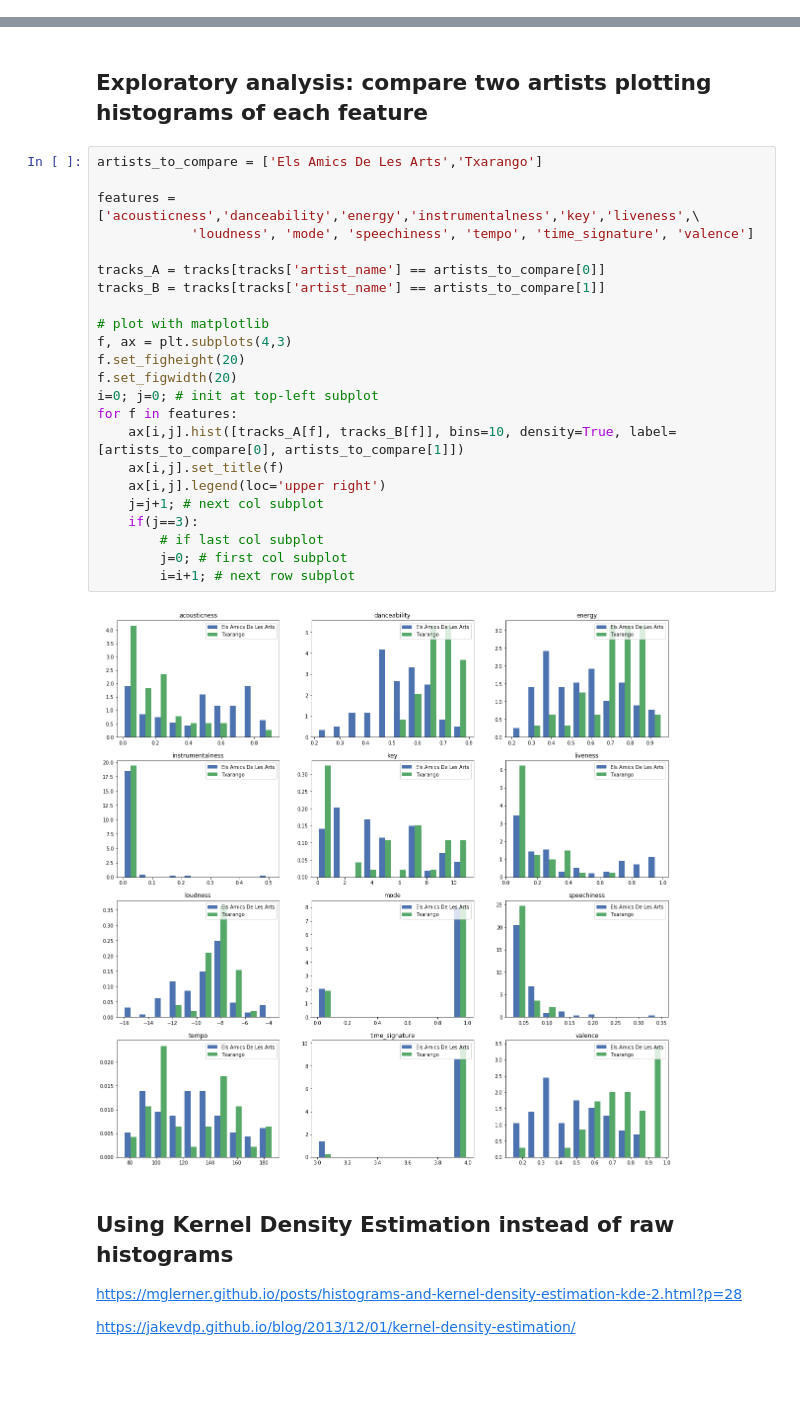
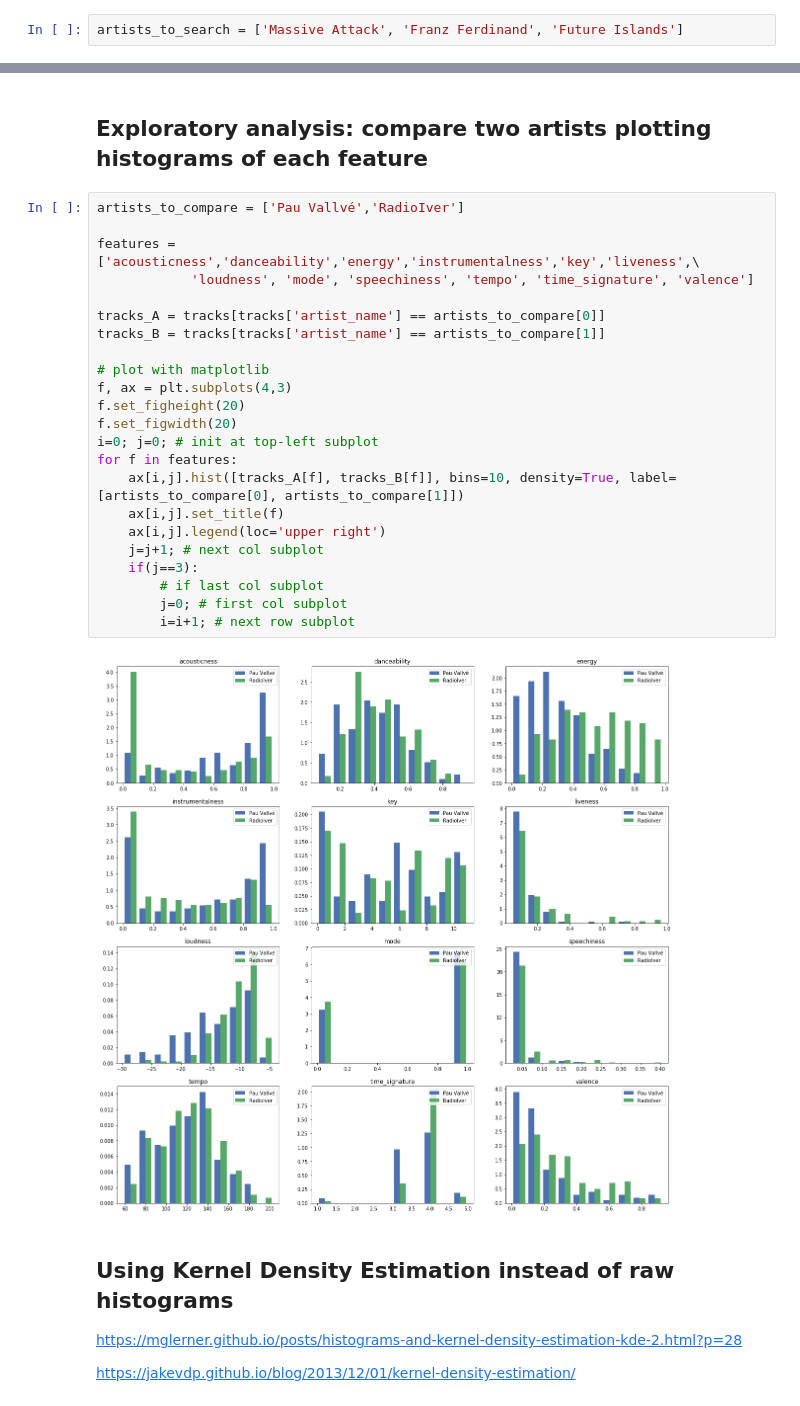
Before and after one commit to eduardbonada/festivals2018, a Jupyter notebook: Explore Audio Features.ipynb, the cells around one changed output, grey strips where cells are left out. Cells and saved outputs as stored; diff of their text form; blank space fills up the shorter version.

```diff
--- a/Explore Audio Features.ipynb
+++ b/Explore Audio Features.ipynb
@@ -209,3 +224,5 @@ artists_to_search = ['Shakira']
+# %%
+artists_to_search = ['Massive Attack', 'Franz Ferdinand', 'Future Islands']
 # %%
 # get audio features of all tracks of all albums of all artists
 for ats in artists_to_search:
@@ -297,30 +314,30 @@ tracks = tracks[['artist_name', 'artist_popularity','artist_followers',\
 # %% [markdown]
 ## Exploratory analysis: compare two artists plotting histograms of each feature
 # %%
-artists_to_compare = ['Els Amics De Les Arts','Txarango']
+artists_to_compare = ['Pau Vallvé','RadioIver']
 
 features = ['acousticness','danceability','energy','instrumentalness','key','liveness',\
             'loudness', 'mode', 'speechiness', 'tempo', 'time_signature', 'valence']
 
 tracks_A = tracks[tracks['artist_name'] == artists_to_compare[0]]
 tracks_B = tracks[tracks['artist_name'] == artists_to_compare[1]]
 
 # plot with matplotlib
 f, ax = plt.subplots(4,3)
 f.set_figheight(20)
 f.set_figwidth(20)
 i=0; j=0; # init at top-left subplot
 for f in features:
     ax[i,j].hist([tracks_A[f], tracks_B[f]], bins=10, density=True, label=[artists_to_compare[0], artists_to_compare[1]])
     ax[i,j].set_title(f)
     ax[i,j].legend(loc='upper right')
     j=j+1; # next col subplot
     if(j==3):
         # if last col subplot
         j=0; # first col subplot
         i=i+1; # next row subplot
 # %% [output]
-[figure, old version]
+[figure, new version]
 # %% [markdown]
 ## Using Kernel Density Estimation instead of raw histograms
 
```
Also changed, not shown: parts of 18 cells of this notebook, 10 other files.
